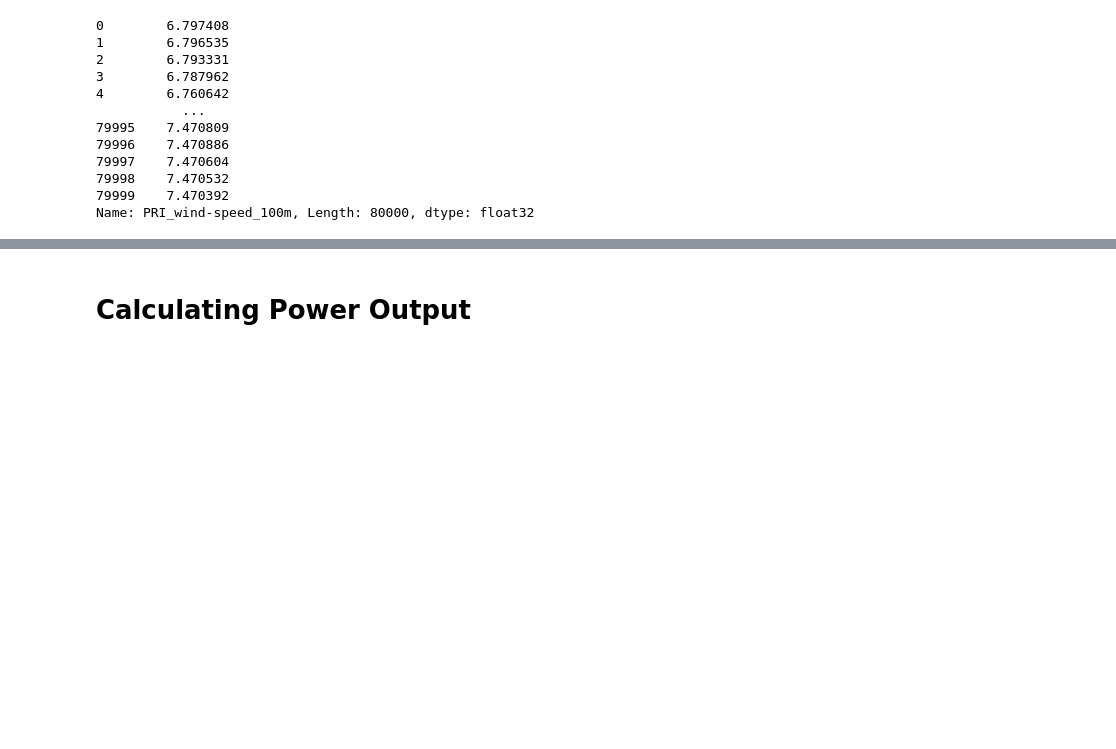
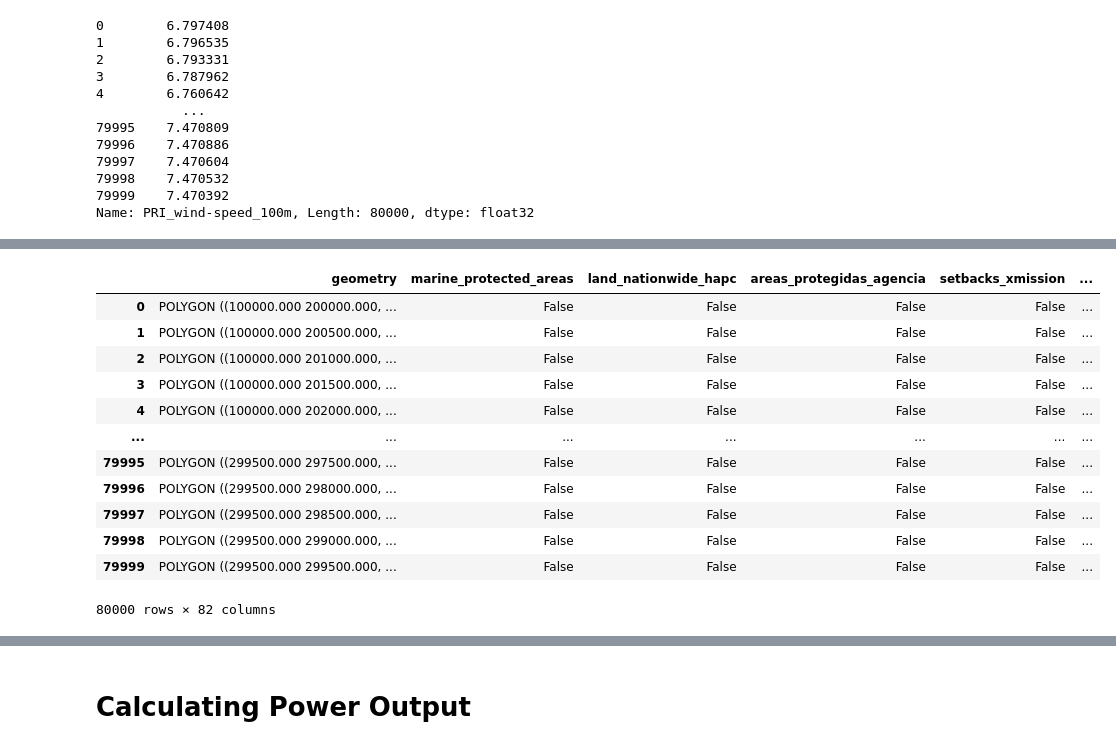
Before and after one commit to karishmathakrar/GreenGridPR, a Jupyter notebook: notebooks/data_preprocessing.ipynb, the cells around one changed output, grey strips where cells are left out. Cells and saved outputs as stored; diff of their text form; code cells hidden in the pictures; blank space fills up the shorter version.

```diff
--- a/notebooks/data_preprocessing.ipynb
+++ b/notebooks/data_preprocessing.ipynb
@@ -492,5 +567,21 @@ diurnal_wind_speeds.iloc[0][power_cols].plot()
 # %%
 environment_gdf.to_parquet('../data/processed/environment_gdf.parquet')
+# %%
+environment_gdf
+# %% [output]
+|  | geometry | marine_protected_areas | land_nationwide_hapc | areas_protegidas_agencia | setbacks_xmission | ... |
+| 0 | POLYGON ((100000.000 200000.000, ... | False | False | False | False | ... |
+| 1 | POLYGON ((100000.000 200500.000, ... | False | False | False | False | ... |
+| 2 | POLYGON ((100000.000 201000.000, ... | False | False | False | False | ... |
+| 3 | POLYGON ((100000.000 201500.000, ... | False | False | False | False | ... |
+| 4 | POLYGON ((100000.000 202000.000, ... | False | False | False | False | ... |
+| ... | ... | ... | ... | ... | ... | ... |
+| 79995 | POLYGON ((299500.000 297500.000, ... | False | False | False | False | ... |
+| 79996 | POLYGON ((299500.000 298000.000, ... | False | False | False | False | ... |
+| 79997 | POLYGON ((299500.000 298500.000, ... | False | False | False | False | ... |
+| 79998 | POLYGON ((299500.000 299000.000, ... | False | False | False | False | ... |
+| 79999 | POLYGON ((299500.000 299500.000, ... | False | False | False | False | ... |
+80000 rows × 82 columns
 # %%
 plot_columns(environment_gdf)
 # %% [output]
```
Also changed, not shown: parts of 26 cells of this notebook, 3 other files.
